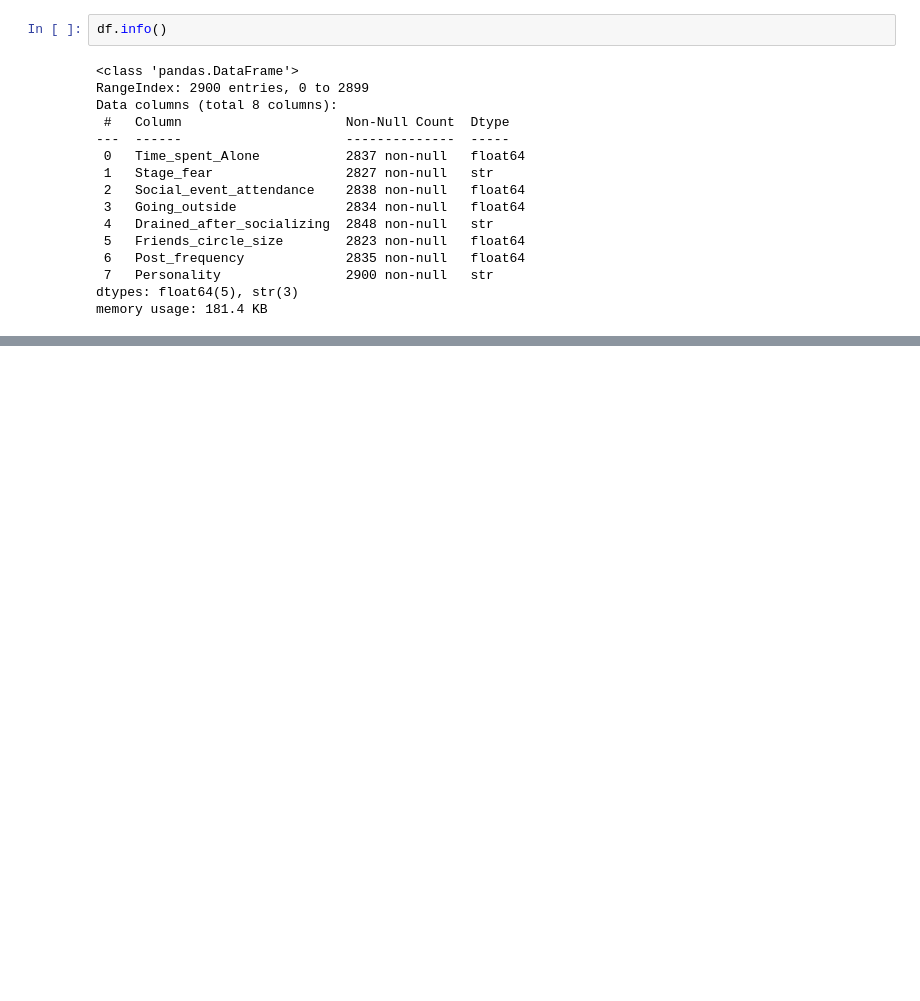
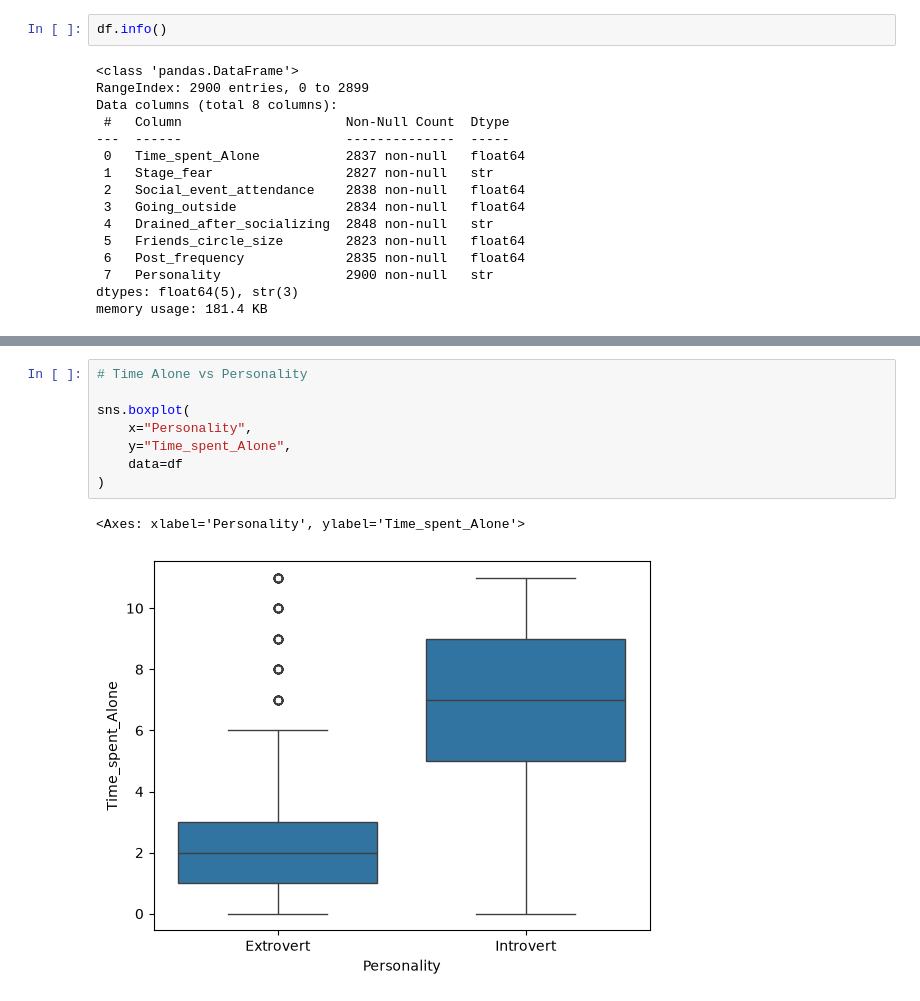
Before and after one commit to KanchanaKoralage1/Introvert-Extrovert-Predictor-With-AI-ML, a Jupyter notebook: Backend/notebook/personality_dataset.ipynb, the cells around one changed output, grey strips where cells are left out. Cells and saved outputs as stored; diff of their text form; blank space fills up the shorter version.

```diff
--- a/Backend/notebook/personality_dataset.ipynb
+++ b/Backend/notebook/personality_dataset.ipynb
@@ -77,0 +244,11 @@ memory usage: 181.4 KB
+# %%
+# Time Alone vs Personality
+
+sns.boxplot(
+    x="Personality",
+    y="Time_spent_Alone",
+    data=df
+)
+# %% [output]
+<Axes: xlabel='Personality', ylabel='Time_spent_Alone'>
+[figure, added]
```
Also changed, not shown: parts of 21 cells of this notebook, 2 other files.
